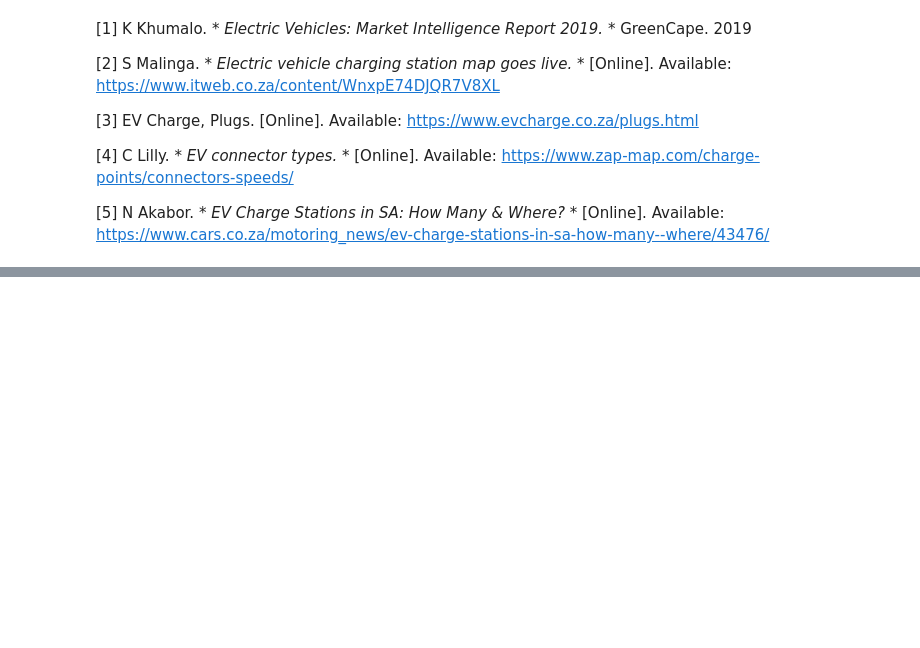
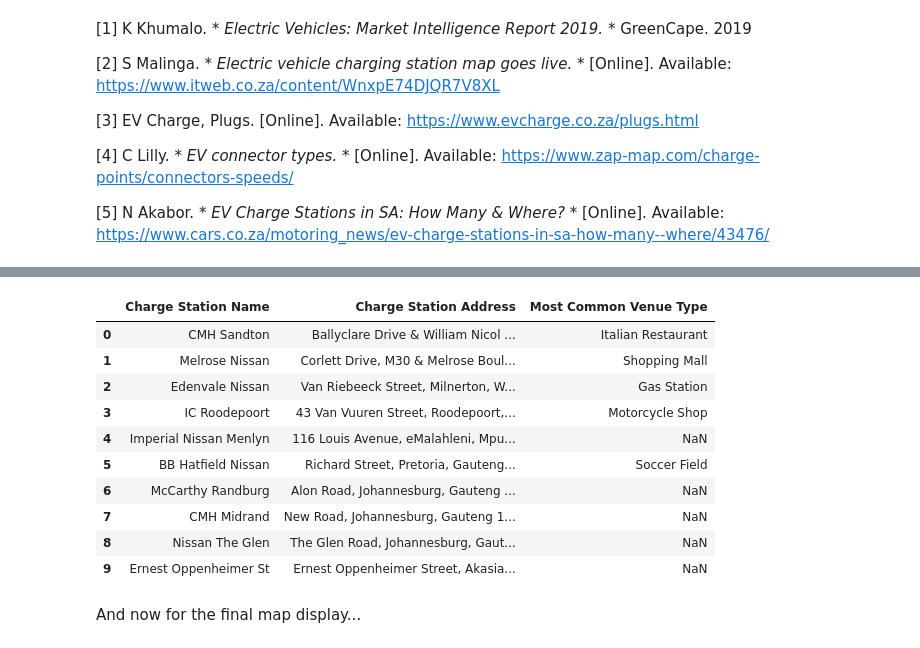
Before and after one commit to VuyoD/Cousera_Capstone, a Jupyter notebook: Capstone Project.ipynb, the cells around one changed output, grey strips where cells are left out. Drawn from its saved outputs; the diff is of its cells as text; code cells hidden in the pictures; blank space fills up the shorter version.

```diff
--- a/Capstone Project.ipynb
+++ b/Capstone Project.ipynb
@@ -40,0 +330,4 @@ This will allow a user to see what types of venues are available near a certain
+# %%
+#Get the average occurrence of each venue category per charging point
+charge_point_grouped = charge_point_onehot.groupby('Charging Point Address').mean().reset_index()
+charge_point_grouped.head()
@@ -40,0 +440,26 @@ This will allow a user to see what types of venues are available near a certain
+# %%
+#add label details to the map
+charge_station_names = pd.DataFrame (columns = ['Charge Station Name', 'Charge Station Address', 'Most Common Venue Type'])
+
+names = []
+common_venues =[]
+
+for t in range (0, len(charge_station_address)):
+
+    #get the charge point name by splitting the address format where possible
+    if ( '-' in charge_station_address.iloc[t,0]):
+
+        holder = charge_station_address.iloc[t,0].split('-')
+        names.append(holder[0])
+
+    else:
+
+        holder = charge_station_address.iloc[t,0].split(',')
+        names.append(holder[0])
+
+
+#populate dataframe
+charge_station_names['Charge Station Address'] = charge_station['Address']
+charge_station_names['Charge Station Name'] = names
+
+charge_station_names.head()
@@ -40,0 +473,28 @@ This will allow a user to see what types of venues are available near a certain
+# %%
+#get most common venue type near charging point location (where one exists according to the algorithm)
+
+for y in range (0, len(charge_point_venues_sorted)):
+
+    for z in range(0, len(charge_station_names)):
+
+        #check if the charge point address has "most common point"
+        if(charge_point_venues_sorted.iloc[y,0] == charge_station_names.iloc[z,1]):
+
+            #add most common venue to charge point
+            charge_station_names.iloc[z,2] = charge_point_venues_sorted.iloc[y,1]
+
+charge_station_names.head(10)
+# %% [output]
+|  | Charge Station Name | Charge Station Address | Most Common Venue Type |
+| 0 | CMH Sandton | Ballyclare Drive & William Nicol ... | Italian Restaurant |
+| 1 | Melrose Nissan | Corlett Drive, M30 & Melrose Boul... | Shopping Mall |
+| 2 | Edenvale Nissan | Van Riebeeck Street, Milnerton, W... | Gas Station |
+| 3 | IC Roodepoort | 43 Van Vuuren Street, Roodepoort,... | Motorcycle Shop |
+| 4 | Imperial Nissan Menlyn | 116 Louis Avenue, eMalahleni, Mpu... | NaN |
+| 5 | BB Hatfield Nissan | Richard Street, Pretoria, Gauteng... | Soccer Field |
+| 6 | McCarthy Randburg | Alon Road, Johannesburg, Gauteng ... | NaN |
+| 7 | CMH Midrand | New Road, Johannesburg, Gauteng 1... | NaN |
+| 8 | Nissan The Glen | The Glen Road, Johannesburg, Gaut... | NaN |
+| 9 | Ernest Oppenheimer St | Ernest Oppenheimer Street, Akasia... | NaN |
+# %% [markdown]
+And now for the final map display...
```
Also changed, not shown: parts of 44 cells of this notebook.
